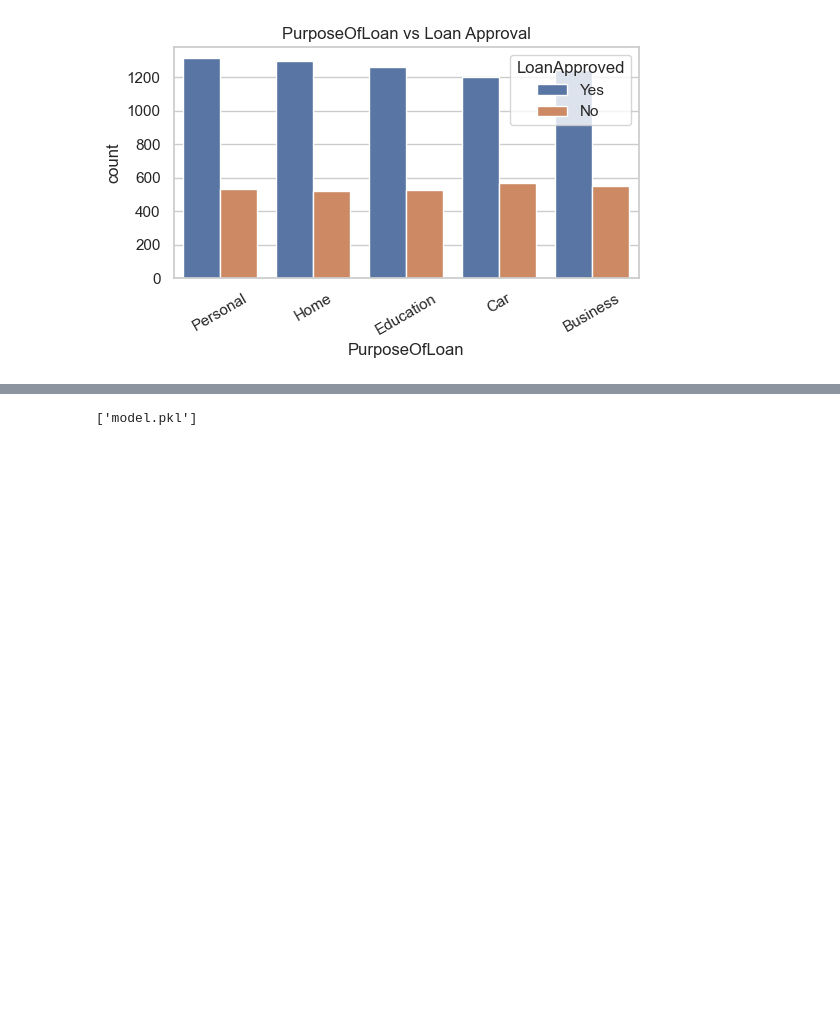
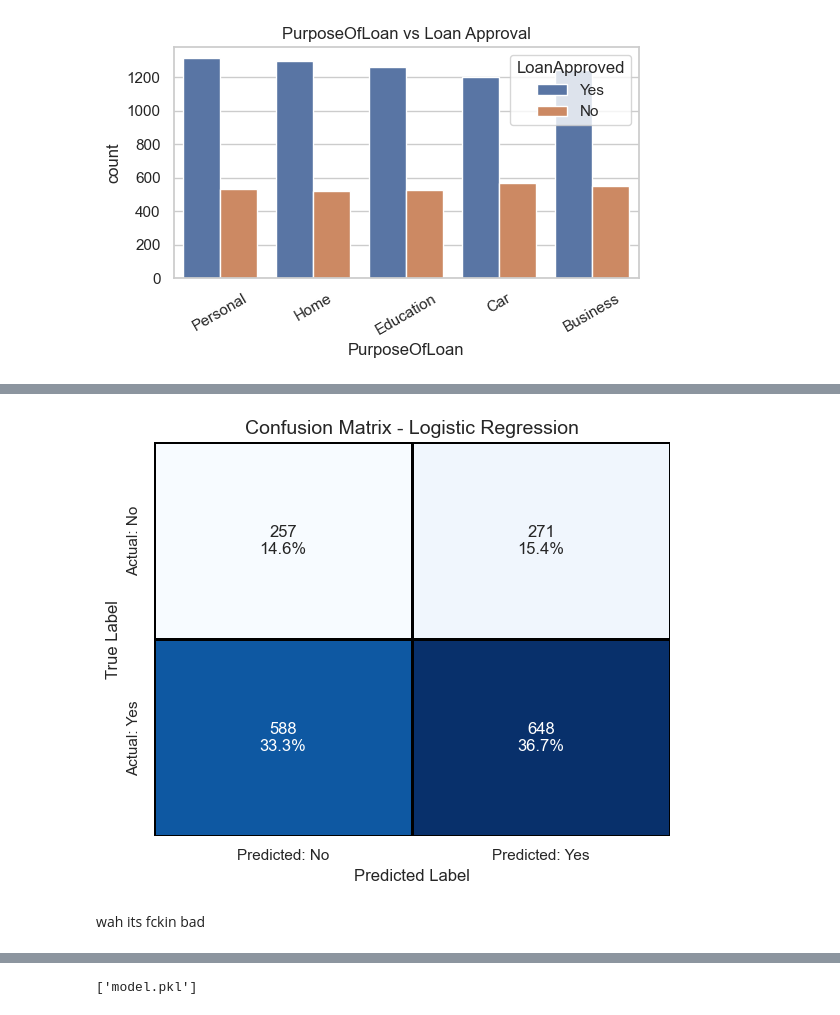
Before and after one commit to sunichayalai/mld, a Jupyter notebook: loan.ipynb, the cells around one changed output, grey strips where cells are left out. Cells and saved outputs as stored; diff of their text form; code cells hidden in the pictures; blank space fills up the shorter version.

```diff
--- a/loan.ipynb
+++ b/loan.ipynb
@@ -253,2 +304,0 @@ convert categorical features to be used for modeling
-# %%
-df["LoanApproved"] = df["LoanApproved"].map({"Yes": 1, "No": 0})
@@ -718,0 +357,11 @@ Consolidation table of final scores
+# %%
+from sklearn.ensemble import IsolationForest
+
+iso = IsolationForest(contamination=0.02, random_state=42)
+anomaly_features = df_encoded_full.drop("LoanApproved_Yes", axis=1)
+df_encoded_full['anomaly'] = iso.fit_predict(anomaly_features)
+
+anomalies_detected = (df_encoded_full['anomaly'] == -1).sum()
+normal_data = (df_encoded_full['anomaly'] == 1).sum()
+print(f"Anomalies detected: {(df_encoded_full['anomaly'] == -1).sum()}")
+print(f"Normal data points: {(df_encoded_full['anomaly'] == 1).sum()}")
@@ -718,0 +373,10 @@ Consolidation table of final scores
+# %%
+df_cleaned = df_encoded_full[df_encoded_full["anomaly"] == 1].drop("anomaly", axis=1)
+
+print(f"Total rows remaining after anomaly filtering: {len(df_cleaned)}")
+print("Class distribution (LoanApproved_Yes):")
+print(df_cleaned['LoanApproved_Yes'].value_counts())
+
+print("\nPercentage distribution in cleaned dataset:")
+percentage = df_cleaned['LoanApproved_Yes'].value_counts(normalize=True) * 100
+print(percentage.round(2).astype(str) + '%')
@@ -718,0 +502,25 @@ Consolidation table of final scores
+# %%
+cm = confusion_matrix(y_test, y_pred_lr)
+cm_percent = cm / cm.sum() * 100
+
+labels = np.array([
+    ["{0}\n{1:.1f}%".format(count, percent)
+     for count, percent in zip(row_counts, row_percents)]
+    for row_counts, row_percents in zip(cm, cm_percent)
+])
+
+plt.figure(figsize=(6, 5))
+sns.heatmap(cm, annot=labels, fmt='', cmap="Blues", cbar=False,
+            xticklabels=['Predicted: No', 'Predicted: Yes'],
+            yticklabels=['Actual: No', 'Actual: Yes'],
+            linewidths=1, linecolor='black')
+
+plt.xlabel('Predicted Label')
+plt.ylabel('True Label')
+plt.title('Confusion Matrix - Logistic Regression', fontsize=14)
+plt.tight_layout()
+plt.show()
+# %% [output]
+[figure, added]
+# %% [markdown]
+wah its fckin bad
```
Also changed, not shown: parts of 108 cells of this notebook, 2 other files.
